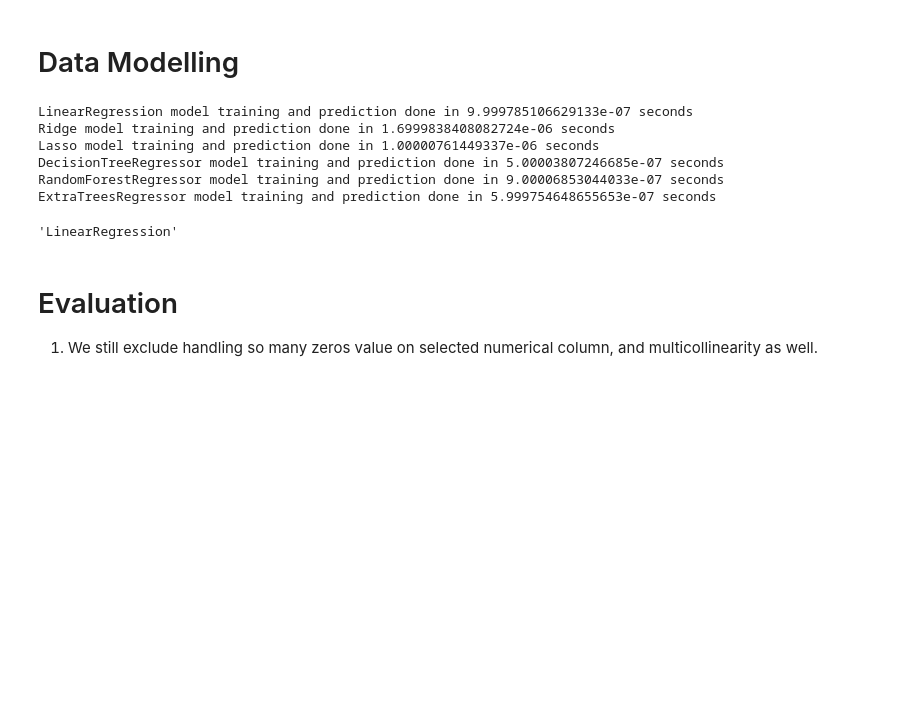
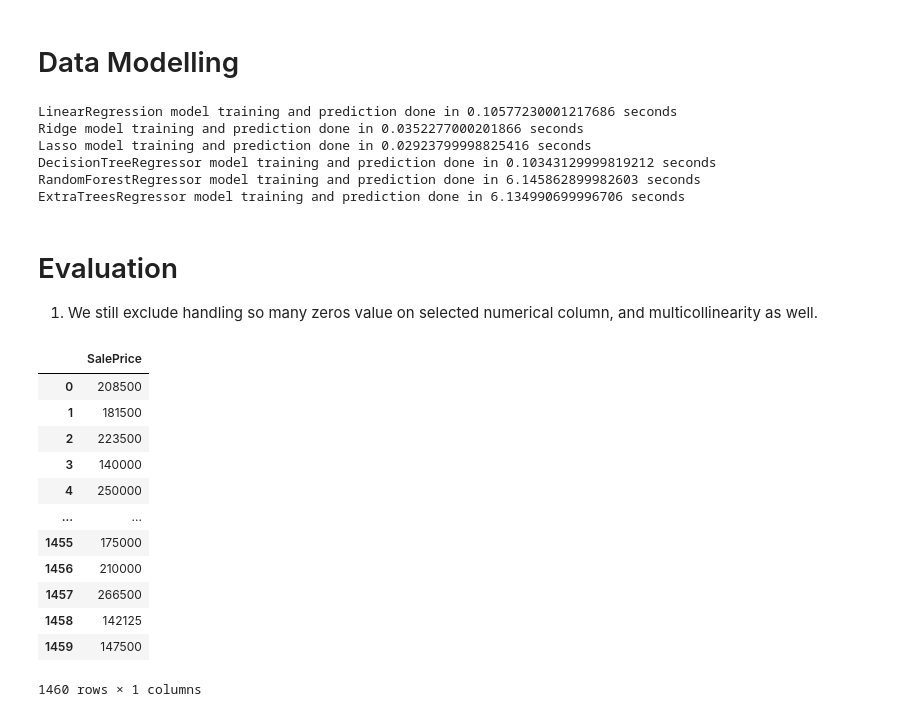
Before and after one commit to marcellinus-witarsah/house-prices-advanced-regression-techniques, a Jupyter notebook: notebooks/04-data-preparation-and-modelling.ipynb, the cells around one changed output. Cells and saved outputs as stored; diff of their text form; code cells hidden in the pictures; blank space fills up the shorter version.

```diff
--- a/notebooks/04-data-preparation-and-modelling.ipynb
+++ b/notebooks/04-data-preparation-and-modelling.ipynb
@@ -514,17 +733,16 @@ X_test = test_data_feature_preprocessing(X_test.reset_index(drop=True), num_impu
 # y_test =  test_data_target_preprocessing(y_test.reset_index(drop=True), y_scaler)
 
 
-"""Model Training"""
+"""Model Training and Prediction"""
 for model_object in [LinearRegression(), Ridge(), Lasso(), DecisionTreeRegressor(), RandomForestRegressor(), ExtraTreesRegressor()]:
     start = time.perf_counter()
-    # model = train(X_train, y_train.ravel(), model_object)
-    # """Model Predicting"""
-    # y_pred = pred(X_test, model)
-    # y_pred = undo_scaling_log_transform(y_pred, 'SalePrice')
-    # pd.DataFrame({
-    #     'Id': test_df['Id'],
-    #     'SalePrice': y_pred.ravel()
-    # }).to_csv(os.path.join(project_dir, os.getenv('PROCESSED_FOLDER'), f'20230827_submission_{model_objects.__class__.__name__}.csv'), index=False)
+    model = train(X_train, y_train.ravel(), model_object) # train model
+    y_pred = pred(X_test, model) # predict
+    y_pred = undo_scaling_log_transform(y_pred, 'SalePrice') # transform into normal format
+    pd.DataFrame({
+        'Id': test_df['Id'],
+        'SalePrice': y_pred.ravel()
+    }).to_csv(os.path.join(project_dir, os.getenv('PROCESSED_FOLDER'), f'20230827_submission_{model_object.__class__.__name__}.csv'), index=False) # save
     print(f"{model_object.__class__.__name__} model training and prediction done in {time.perf_counter()-start} seconds")
 
 # """Process Prediction into Interpretable Manner"""
@@ -539,13 +757,9 @@ for model_object in [LinearRegression(), Ridge(), Lasso(), DecisionTreeRegressor
 # print('mae: ', mae)
 # print('r2: ', r2)
 # %% [output]
-LinearRegression model training and prediction done in 9.999785106629133e-07 seconds
-Ridge model training and prediction done in 1.6999838408082724e-06 seconds
-Lasso model training and prediction done in 1.00000761449337e-06 seconds
-DecisionTreeRegressor model training and prediction done in 5.00003807246685e-07 seconds
-RandomForestRegressor model training and prediction done in 9.00006853044033e-07 seconds
-ExtraTreesRegressor model training and prediction done in 5.999754648655653e-07 seconds
+LinearRegression model training and prediction done in 0.10577230001217686 seconds
+Ridge model training and prediction done in 0.0352277000201866 seconds
+Lasso model training and prediction done in 0.02923799998825416 seconds
+DecisionTreeRegressor model training and prediction done in 0.10343129999819212 seconds
+RandomForestRegressor model training and prediction done in 6.145862899982603 seconds
+ExtraTreesRegressor model training and prediction done in 6.134990699996706 seconds
-# %%
-model_object.__class__.__name__
-# %% [output]
-'LinearRegression'
@@ -552,3 +832,19 @@ model_object.__class__.__name__
 # %% [markdown]
 # Evaluation
 1. We still exclude handling so many zeros value on selected numerical column, and multicollinearity as well.
+# %%
+y
+# %% [output]
+|  | SalePrice |
+| 0 | 208500 |
+| 1 | 181500 |
+| 2 | 223500 |
+| 3 | 140000 |
+| 4 | 250000 |
+| ... | ... |
+| 1455 | 175000 |
+| 1456 | 210000 |
+| 1457 | 266500 |
+| 1458 | 142125 |
+| 1459 | 147500 |
+1460 rows × 1 columns
```
Also changed, not shown: parts of 7 cells of this notebook.
